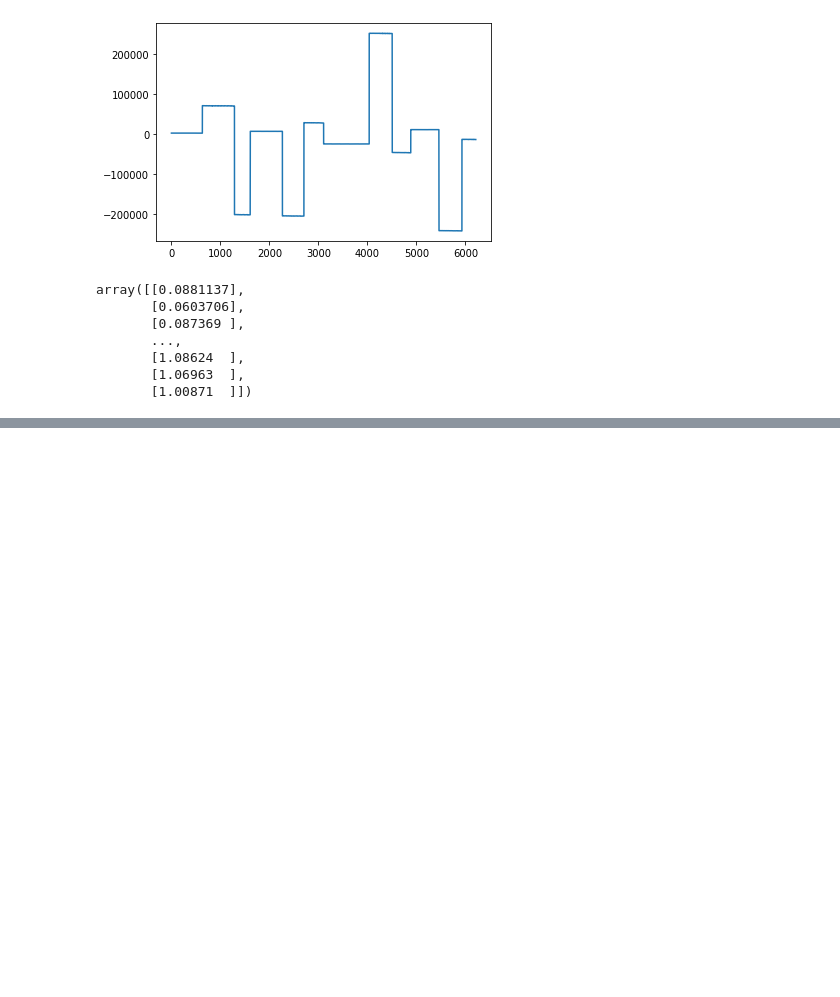
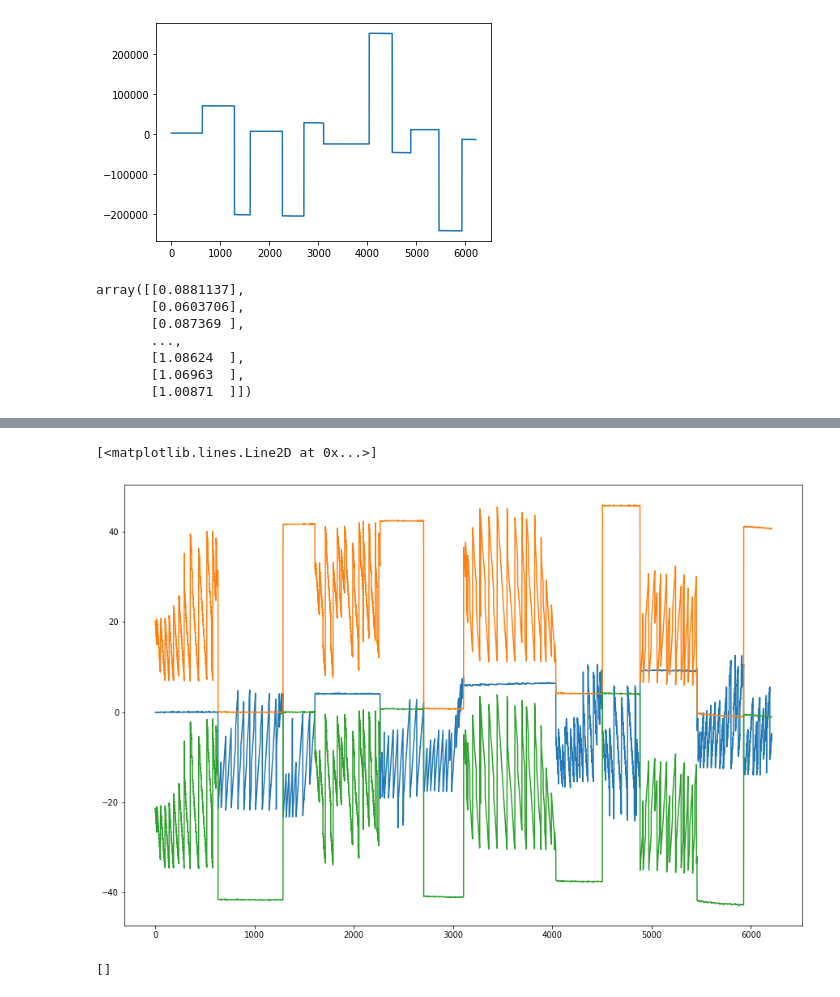
Before and after one commit to EdmondLeahy/AutomaticBoresightCalibration, a Jupyter notebook: Debug_INPUT/jupyter/TestPlaneFit.ipynb, the cells around one changed output, grey strips where cells are left out. Saved outputs shown, nothing was run; the diff lists cells and outputs as text; code cells hidden in the pictures; blank space fills up the shorter version.

```diff
--- a/Debug_INPUT/jupyter/TestPlaneFit.ipynb
+++ b/Debug_INPUT/jupyter/TestPlaneFit.ipynb
@@ -317,0 +335,34 @@ array([[0.0881137],
+# %%
+n1 = [-0.002396, 0.99966, -0.0259813,  -13.1004]
+n2 = [-0.998212, 0.00126973, 0.0597669,  20.1988]
+n3 = [-0.99676, 0.00536916, 0.0802591,  -21.3746]
+# %%
+# Fit for pl1
+plane = n1
+f_n1 = []
+for pnt in plot_pts:
+    f_n1.append(np.array(pnt).dot(np.array(plane)[:3])+plane[3])
+# %%
+# Fit for pl2
+plane = n2
+f_n2 = []
+for pnt in plot_pts:
+    f_n2.append(np.array(pnt).dot(np.array(plane)[:3])+plane[3])
+# %%
+# Fit for pl3
+plane = n3
+f_n3 = []
+for pnt in plot_pts:
+    f_n3.append(np.array(pnt).dot(np.array(plane)[:3])+plane[3])
+# %%
+plt.figure(figsize=[15,10])
+plt.plot(f_n1)
+plt.plot(f_n2)
+plt.plot(f_n3)
+# %% [output]
+[<matplotlib.lines.Line2D at 0x...>]
+[figure, added]
+# %%
+f_n2
+# %% [output]
+[]
```
Also changed, not shown: parts of 3 cells of this notebook, 39 other files.
